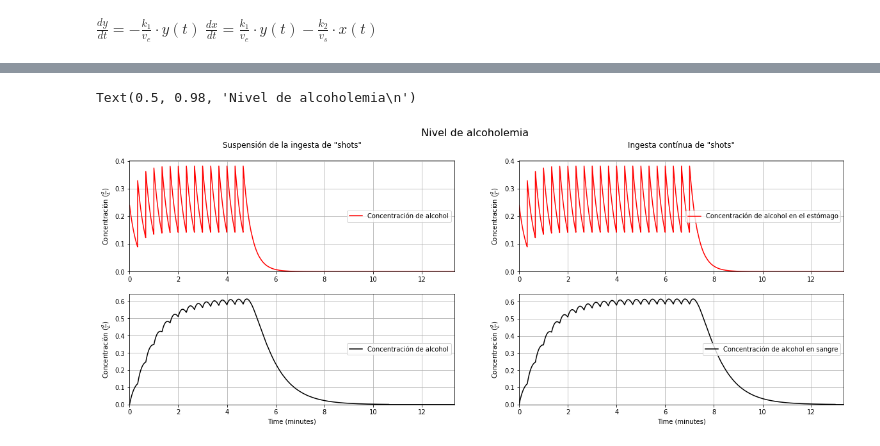
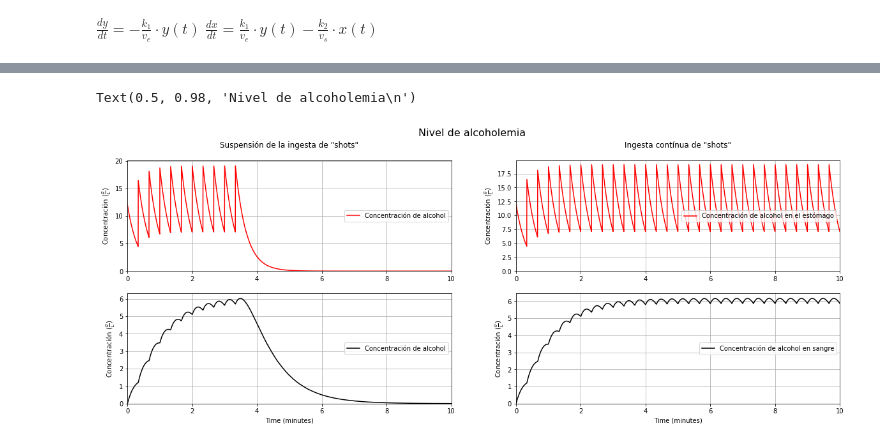
Before and after one commit to SergioPachonDotor/MAIM, a Jupyter notebook: Tarea_2/Tarea_2_sim.ipynb, the cells around one changed output, grey strips where cells are left out. Drawn from its saved outputs; the diff is of its cells as text; code cells hidden in the pictures.

```diff
--- a/Tarea_2/Tarea_2_sim.ipynb
+++ b/Tarea_2/Tarea_2_sim.ipynb
@@ -17,18 +17,18 @@ $
 $
 # %%
 # Valores Iniciales
-x0 = 0        # g/ml = mg/ml ; Cantidad inicial de alcohol en sangre
-y0 = 0.24      # g/ml ; Cantidad inicial de alcohol en estómago asumiendo copas de 50ml
-t0 = 1/3       # min  ; Tiempo de cada "shot" ingerido
+x0 = 0         # g  ; Cantidad inicial de alcohol en sangre
+y0 = 12        # g  ; Cantidad inicial de alcohol en estómago asumiendo copas de 50ml
+t0 = 1/3       # h  ; Tiempo de cada "shot" ingerido
 
 # Constantes
-k1 = 3        # ml * min^-1 ; Tasa de absorción
-k2 = 6      # ml * min^-1 ; Tasa de eliminación
-ve = 1      # ml          ; Volumen del estómago
-vs = 5      # ml          ; Volumen de sangre
+k1 = 3#10         # L/h        # L * h^-1 ; Tasa de absorción
+k2 = 6#12         # L/h        # L * h^-1 ; Tasa de eliminación
+ve = 1        # L          ; Volumen del estómago
+vs = 5        # L          ; Volumen de sangre
 
 #
-n = 40      # Número de "shots" que va a ingerir.
+n = 30      # Número de "shots" que va a ingerir.
 
 # Configuración de la simulación.
 step = 0.01 # Tamaño del "paso" en la simulación.
@@ -110,5 +111,5 @@ Text(0.5, 1.0, 'Modelo simulado de \nalcoholemia')
 # %%
-el_ultimo = 14
+el_ultimo = 10
 threshold = 0.001 # g
 ycsol = []
 c0_c = np.array([y0, x0])
@@ -140,5 +131,5 @@ plt.grid(True)
 # %%
-dosis_desc = 21
+dosis_desc = n
 ycsol_m = []
 c0_c_m = np.array([y0, x0])
 dosis_arr_3_m = np.array([np.arange(i*t0, (i*t0) + t0, step) for i in range(n)])
@@ -160,42 +151,42 @@ xz_m = np.concatenate(ycsol_m)[ : ,1]
 # %%
 figure, axis = plt.subplots(2, 2, figsize=(20,7))
 
-axis[0, 0].plot(tz, yz, color='red', label='Concentración de alcohol')
-axis[1, 0].plot(tz, xz, color='black', label='Concentración de alcohol')
+axis[0, 0].plot(tz, yz/ve, color='red', label='Concentración de alcohol')
+axis[1, 0].plot(tz, xz/vs, color='black', label='Concentración de alcohol')
 
 
-axis[0, 1].plot(tz, yz_m, color='red', label='Concentración de alcohol en el estómago')
-axis[1, 1].plot(tz, xz_m, color='black', label='Concentración de alcohol en sangre')
+axis[0, 1].plot(tz, yz_m/ve, color='red', label='Concentración de alcohol en el estómago')
+axis[1, 1].plot(tz, xz_m/vs, color='black', label='Concentración de alcohol en sangre')
 
 # Setting grid and limits
 [axis[k, 0].grid(True) for k in range(len(axis))];
 [axis[k, 0].set_xlim(0, n*t0) for k in range(len(axis))];
 [axis[k, 0].set_ylim(0) for k in range(len(axis))];
 [axis[k, 0].legend(loc=5) for k in range(len(axis))];
 
 # Setting grid and limits
 [axis[k, 1].grid(True) for k in range(len(axis))];
 [axis[k, 1].set_xlim(0, n*t0) for k in range(len(axis))];
 [axis[k, 1].set_ylim(0) for k in range(len(axis))];
 [axis[k, 1].legend(loc=5) for k in range(len(axis))];
 
 # Setting X Labels
 
 #Setting Y Labels
 axis[0, 0].set_ylabel(r'Concentración $(\frac{g}{L})$')
 axis[1, 0].set_ylabel(r'Concentración $(\frac{g}{L})$')
 axis[0, 1].set_ylabel(r'Concentración $(\frac{g}{L})$')
 axis[1, 1].set_ylabel(r'Concentración $(\frac{g}{L})$')
 
 axis[1, 0].set_xlabel('Time (minutes)')
 axis[1, 1].set_xlabel('Time (minutes)')
 
 # Setting titles
 axis[0, 0].set_title('\nSuspensión de la ingesta de "shots"\n')
 axis[0, 1].set_title('\nIngesta contínua de "shots"\n')
 
 # Setting main title
 figure.suptitle('Nivel de alcoholemia\n', fontsize=16)
 # %% [output]
 Text(0.5, 0.98, 'Nivel de alcoholemia\n')
-[figure, old version]
+[figure, new version]
```
Also changed, not shown: parts of 5 cells of this notebook, 2 other files.
